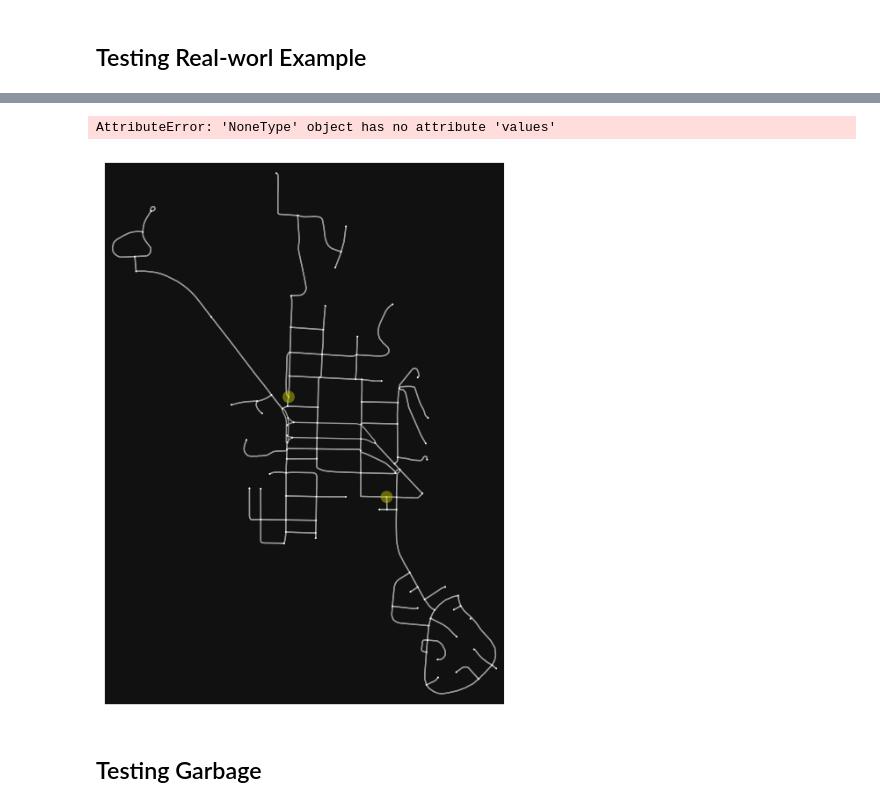
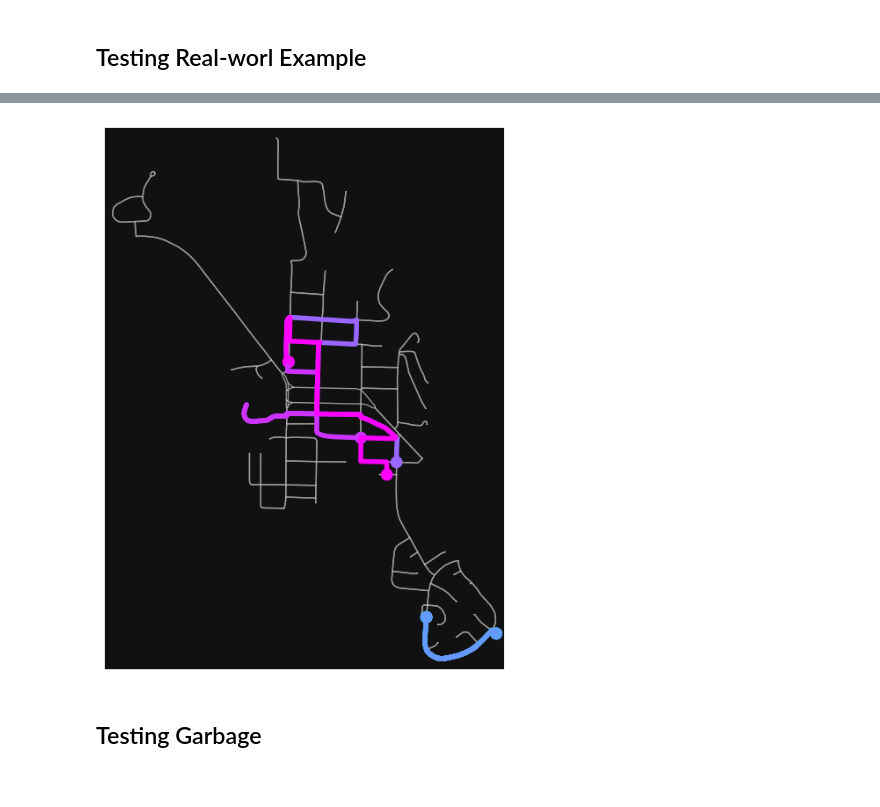
Before and after one commit to DillWithIt77/Fire_Evac_F22, a Jupyter notebook: Real-world Testing.ipynb, the cells around one changed output, grey strips where cells are left out. Cells and saved outputs as stored; diff of their text form; code cells hidden in the pictures.

Commit message:
path reconstruction working

```diff
--- a/Real-world Testing.ipynb
+++ b/Real-world Testing.ipynb
@@ -258,6 +244,7 @@ def dist_to_fire(G, fire_polygon, **kwargs):
 # %%
-def create_fire_mat(G, fire_origins_radii, time_horizon, removed_node_mat):
+def create_fire_mat(G, fire_origins_radii, time_horizon, removed_node_mat,fire_polygon_mat):
     start = time.time()
+    # G_fire = G.copy()
     time_ints_done = len(removed_node_mat)-1
 
     for i in range(time_ints_done,time_horizon):
@@ -275,13 +262,15 @@ def create_fire_mat(G, fire_origins_radii, time_horizon, removed_node_mat):
             fire_polys.append(fire_poly_piece)
 
         fire_polygon = unary_union(fire_polys)
-        nodes_removed, G_fire_dist = dist_to_fire(G, fire_polygon)
+        nodes_removed, G = dist_to_fire(G, fire_polygon)
 
-        removed_node_mat.append(node_dist)
+        fire_polygon_mat.append(fire_polygon)
+        removed_node_mat.append(nodes_removed)
+        G_fire = G.copy()
 
     end = time.time()
     print(f"Time to do Fire Poly for Time Horizon {time_horizon}: {end - start}")
 
-    return (removed_node_mat, G_fire_dist)
+    return (removed_node_mat, fire_polygon_mat, G_fire)
 # %% [markdown]
 # Create TEN (accounts for removed nodes and arcs)
@@ -391,11 +277,11 @@ def time_expand_with_removal(G, time_int_size, time_horizon,removed_nodes_mat, e
 # %%
-def time_expand_with_removal_dyn(G, ten, time_int_size, prev_time_horizon, curr_time_horizon,node_dist_mat,edge_dist_mat**kwargs):
+def time_expand_with_removal_dyn(G, ten, time_int_size, prev_time_horizon, curr_time_horizon,**kwargs):
     start = time.time()
     orig_nodes = list(G.nodes)
     orig_edges = list(G.edges)
     ten_copy = ten.copy()
     removed_nodes_mat = kwargs.get('removed_nodes_mat',[ [] for _ in range(curr_time_horizon)])
-    removed_edges_mat = kwargs.get('removed_edges_mat',[ [] for _ in range(curr_time_horizon)])
+    # removed_edges_mat = kwargs.get('removed_edges_mat',[ [] for _ in range(curr_time_horizon)])
 
 
     ###add in all nodes for time-expanded network
@@ -446,13 +332,12 @@ def time_expand_with_removal_dyn(G, ten, time_int_size, prev_time_horizon, curr_
                 # if ((i,j,k) not in removed_edges_mat[m]) and (time_int_end+m < curr_time_horizon) and (j not in removed_nodes_mat[time_int_end+m]) and (i not in removed_nodes_mat[m]):
                 if (time_int_end+m < curr_time_horizon) and (j not in removed_nodes_mat[time_int_end+m]) and (i not in removed_nodes_mat[m]):
                     ### deteremine the capacipty the edge can have based on dist to fire
-                    if G[i][k][m]['fire_dist'] == 0:
+                    if G[i][j][k]['fire_dist'] == 0:
                         percent_cap = 0
-                        percent_cap = 1/G[i][k][m]['fire_dist']
-                    elif G[i][k][m]['fire_dist'] >= time_int_end:
+                    elif G[i][j][k]['fire_dist'] >= time_int_end:
                         percent_cap = 1
                     else:
-                        percent_cap = G[i][k][m]['fire_dist']/time_int_end
+                        percent_cap = G[i][j][k]['fire_dist']/time_int_end
                     if prev_time_horizon == 0 or (node_num)+(j-i)+(len(orig_nodes)*time_int_end) in new_nodes:
                         if (node_num,(node_num)+(j-i)+(len(orig_nodes)*time_int_end)) in ten_copy.edges:
                             ten_copy[node_num][(node_num)+(j-i)+(len(orig_nodes)*time_int_end)]['upper'] += G[i][j][k]['upper']*percent_cap
@@ -470,13 +355,12 @@ def time_expand_with_removal_dyn(G, ten, time_int_size, prev_time_horizon, curr_
                 # if ((i,j) not in removed_edges_mat[m]) and (time_int_end+m < curr_time_horizon) and (j not in removed_nodes_mat[time_int_end+m]) and (i not in removed_nodes_mat[m]):
                 if (time_int_end+m < curr_time_horizon) and (j not in removed_nodes_mat[time_int_end+m]) and (i not in removed_nodes_mat[m]):
                     ### deteremine the capacipty the edge can have based on dist to fire
-                    if G[i][k][m]['fire_dist'] == 0:
+                    if G[i][j]['fire_dist'] == 0:
                         percent_cap = 0
-                        percent_cap = 1/G[i][k][m]['fire_dist']
-                    elif G[i][k][m]['fire_dist'] >= time_int_end:
+                    elif G[i][j]['fire_dist'] >= time_int_end:
                         percent_cap = 1
                     else:
-                        percent_cap = G[i][k][m]['fire_dist']/time_int_end
+                        percent_cap = G[i][j]['fire_dist']/time_int_end
                     if prev_time_horizon == 0 or (node_num)+(j-i)+(len(orig_nodes)*time_int_end) in new_nodes:
                         if (node_num,(node_num)+(j-i)+(len(orig_nodes)*time_int_end)) in ten_copy.edges:
                             ten_copy[node_num][(node_num)+(j-i)+(len(orig_nodes)*time_int_end)]['upper'] += G[i][j]['upper']
@@ -649,14 +551,13 @@ fire_origin = [40.229520, -105.263912]
 # fire_origin = [40.213739, -105.279067]
 fire_radius =  0
 
+fire_origin_radii = [(40.229520,-105.263912,0),(40.213739, -105.279067,0)]
 location = 'Lyons Colorado'
 sup_dem_nodes = [(1,4000),(30,4000),(15,-4000),(20,-4000)]
 G = construct_orig_graph(location,sup_dem_nodes)
-colors=['blue' if y['sup_dem'] < 0 else 'red' if y['sup_dem'] > 0 else 'white' for x,y in G.nodes(data=True)]
-fig,ax = ox.plot_graph(G,show = False, close = False,node_size = 25, node_color = colors)
-plt.show()
 
-num_time_ints, max_flow, flow_dict, flow_ten, full_TEN = det_num_int(G, 60, fire_origin, fire_radius)
+
+num_time_ints, max_flow, flow_dict, flow_ten, full_TEN,fire_poly_mat = det_num_int(G, 60, fire_origin_radii)
 print('Number of Time Intervals:',num_time_ints)
 print('Flow Value:', max_flow)
 # %% [output]
@@ -1005,11 +925,10 @@ fig,ax = ox.plot_graph(G,show = False, close = False,node_size = 25, node_color
 # %%
-fig, ax = ox.plot_graph_route(G, orig_paths[4], route_color='y', route_linewidth=6, node_size=2, show = False, close = False)
+# fig, ax = ox.plot_graph_route(G, orig_paths[4], route_color='y', route_linewidth=6, node_size=2, show = False, close = False)
 
-# cl = np.array(ox.plot.get_colors(len(orig_paths),cmap = "cool",return_hex = True))
-# fig, ax = ox.plot_graph_routes(G, orig_paths, route_colors=cl, route_linewidth=3, node_size=0.5, show = False, close = False, route_alpha = 1)
+cl = np.array(ox.plot.get_colors(len(orig_paths),cmap = "cool",return_hex = True))
+fig, ax = ox.plot_graph_routes(G, orig_paths, route_colors=cl, route_linewidth=3, node_size=0.5, show = False, close = False, route_alpha = 1)
 # %% [output]
-AttributeError: 'NoneType' object has no attribute 'values'
-[figure, old version]
+[figure, new version]
 # %% [markdown]
 ## Testing Garbage
 # %%
```
Also changed, not shown: parts of 23 cells of this notebook.
